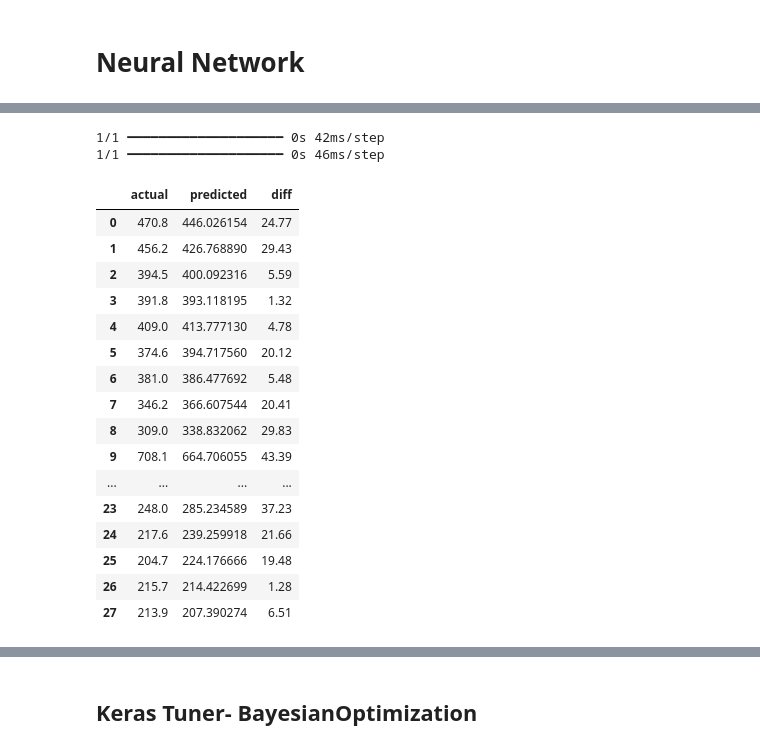
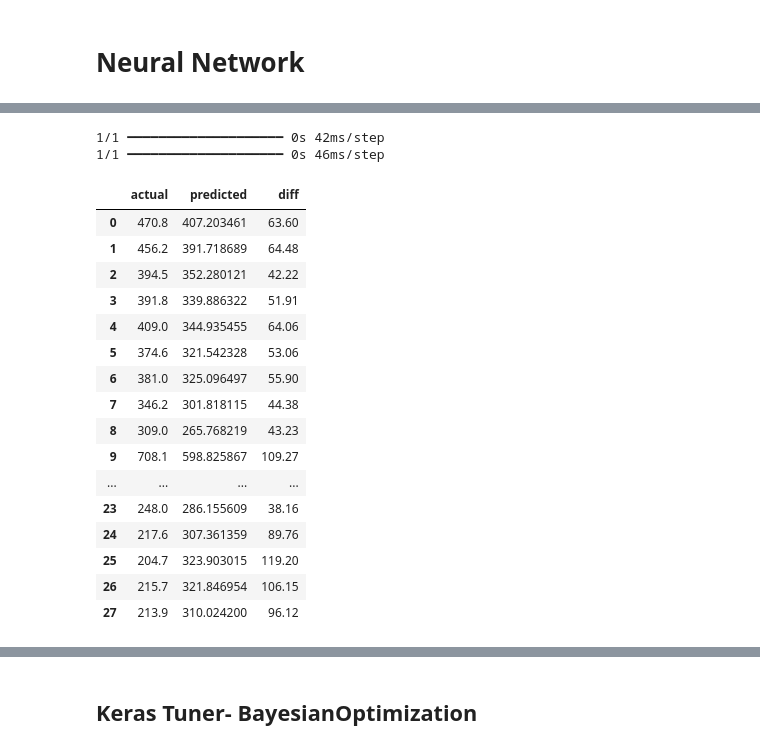
Before and after one commit to bnad1/Consumption, a Jupyter notebook: Consumption_10min.ipynb, the cells around one changed output, grey strips where cells are left out. Cells and saved outputs as stored; diff of their text form; code cells hidden in the pictures.

```diff
--- a/Consumption_10min.ipynb
+++ b/Consumption_10min.ipynb
@@ -452,4 +470,11 @@ model = Sequential([
+# %%
+model = Sequential([
+    GRU(64, kernel_regularizer=l2(0.01),kernel_initializer='he_normal',return_sequences=True, activation='relu',input_shape=(Xtrain_seq.shape[1],Xtrain_seq.shape[2])),
+    GRU(32, kernel_regularizer=l2(0.1),kernel_initializer='he_normal',return_sequences=True, activation='relu'),
+    GRU(32, kernel_regularizer=l2(0.1),kernel_initializer='he_normal',return_sequences=True, activation='relu'),
+    GRU(32, kernel_regularizer=l2(0.1),kernel_initializer='he_normal', activation='relu'),
+    Dense(1, activation='linear')])
 # %%
 model.compile(optimizer='adam', loss='mse', metrics=['mae'])
 # %%
-history = model.fit(Xtrain_seq, ytrain_adj,epochs=400,batch_size=32,validation_data=(Xvalid_seq, yvalid_adj),callbacks=[EarlyStopping(monitor='val_loss',patience=25,restore_best_weights=True,mode='min')],verbose=0)
+history = model.fit(Xtrain_seq, ytrain_adj,epochs=400,batch_size=32,validation_data=(Xvalid_seq, yvalid_adj),callbacks=[EarlyStopping(monitor='val_loss',patience=15,restore_best_weights=True,mode='min')],verbose=0)
@@ -494,22 +524,22 @@ plt.show()
 # %%
-pd.DataFrame({'actual':ytest_adj,'predicted':model.predict(Xtest_seq).flatten(),'diff':round(abs(model.predict(Xtest_seq).flatten()-ytest_adj),2)}).to_csv('C:/Users/BrunoNad/Documents/Project_consumption/nn5_results.csv')
+pd.DataFrame({'actual':ytest_adj,'predicted':model.predict(Xtest_seq).flatten(),'diff':round(abs(model.predict(Xtest_seq).flatten()-ytest_adj),2)})
 # %% [output]
 1/1 ━━━━━━━━━━━━━━━━━━━━ 0s 42ms/step
 1/1 ━━━━━━━━━━━━━━━━━━━━ 0s 46ms/step
 |  | actual | predicted | diff |
-| 0 | 470.8 | 446.026154 | 24.77 |
-| 1 | 456.2 | 426.768890 | 29.43 |
-| 2 | 394.5 | 400.092316 | 5.59 |
-| 3 | 391.8 | 393.118195 | 1.32 |
-| 4 | 409.0 | 413.777130 | 4.78 |
-| 5 | 374.6 | 394.717560 | 20.12 |
-| 6 | 381.0 | 386.477692 | 5.48 |
-| 7 | 346.2 | 366.607544 | 20.41 |
-| 8 | 309.0 | 338.832062 | 29.83 |
-| 9 | 708.1 | 664.706055 | 43.39 |
+| 0 | 470.8 | 407.203461 | 63.60 |
+| 1 | 456.2 | 391.718689 | 64.48 |
+| 2 | 394.5 | 352.280121 | 42.22 |
+| 3 | 391.8 | 339.886322 | 51.91 |
+| 4 | 409.0 | 344.935455 | 64.06 |
+| 5 | 374.6 | 321.542328 | 53.06 |
+| 6 | 381.0 | 325.096497 | 55.90 |
+| 7 | 346.2 | 301.818115 | 44.38 |
+| 8 | 309.0 | 265.768219 | 43.23 |
+| 9 | 708.1 | 598.825867 | 109.27 |
 | ... | ... | ... | ... |
-| 23 | 248.0 | 285.234589 | 37.23 |
-| 24 | 217.6 | 239.259918 | 21.66 |
-| 25 | 204.7 | 224.176666 | 19.48 |
-| 26 | 215.7 | 214.422699 | 1.28 |
-| 27 | 213.9 | 207.390274 | 6.51 |
+| 23 | 248.0 | 286.155609 | 38.16 |
+| 24 | 217.6 | 307.361359 | 89.76 |
+| 25 | 204.7 | 323.903015 | 119.20 |
+| 26 | 215.7 | 321.846954 | 106.15 |
+| 27 | 213.9 | 310.024200 | 96.12 |
```
Also changed, not shown: parts of 9 cells of this notebook, 4 other files.
